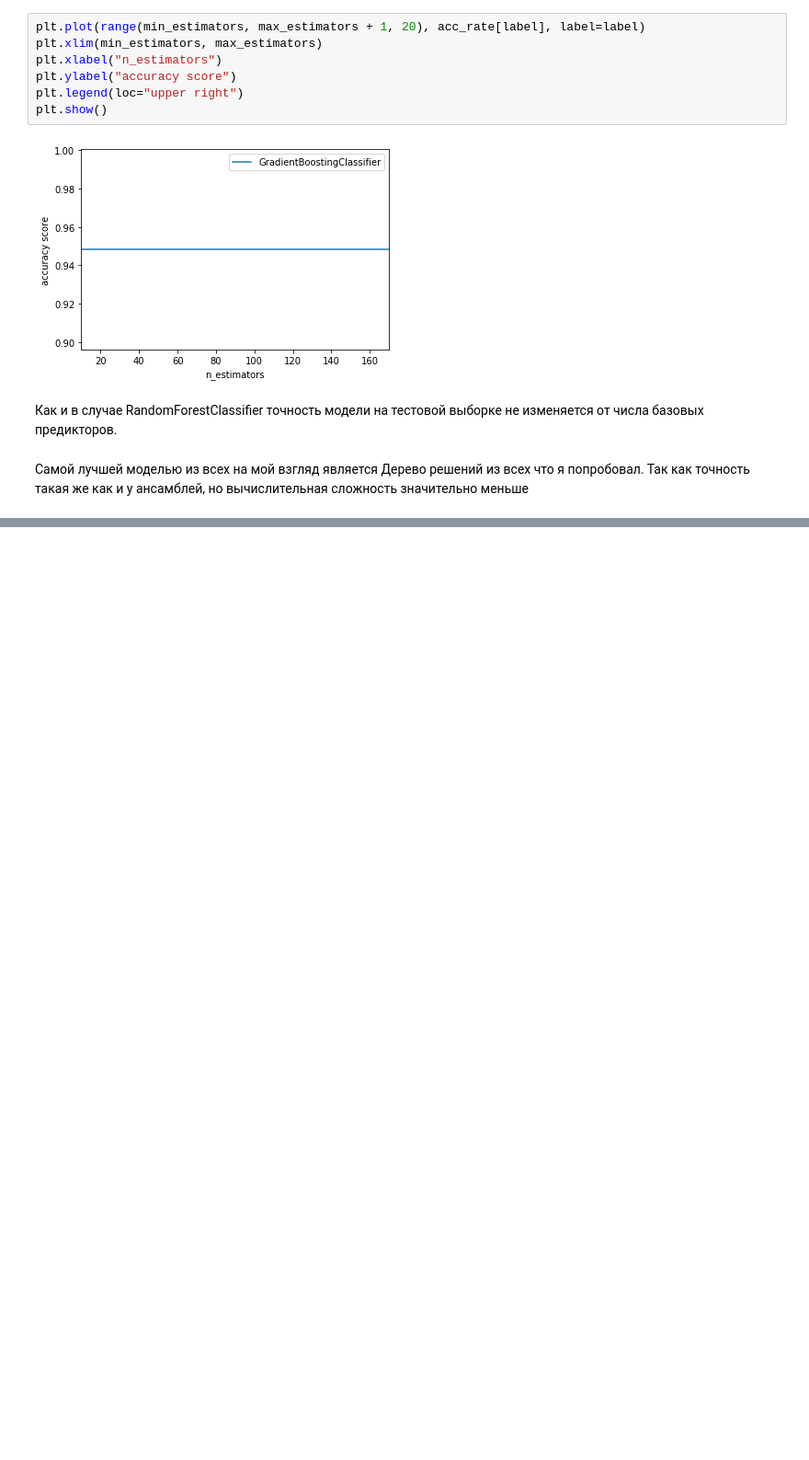
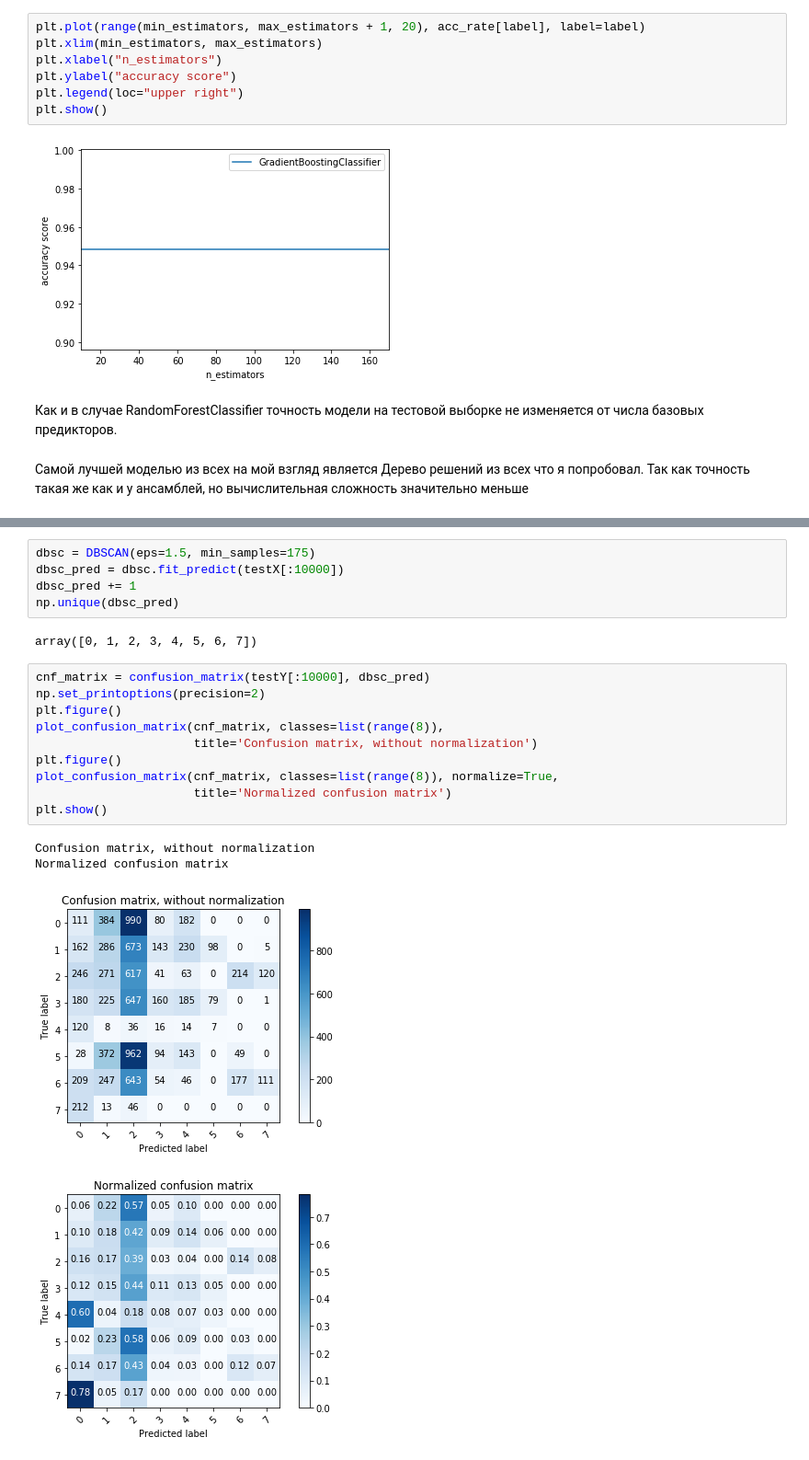
Before and after one commit to Northengard/HSE_ML_COURSE, a Jupyter notebook: spanish-high-speed-rail-tickets-pricing.ipynb, the cells around one changed output, grey strips where cells are left out. Shown at 92% size. Drawn from its saved outputs; the diff is of its cells as text; blank space fills up the shorter version.

```diff
--- a/spanish-high-speed-rail-tickets-pricing.ipynb
+++ b/spanish-high-speed-rail-tickets-pricing.ipynb
@@ -1283,0 +1313,22 @@ plt.show()
+# %%
+dbsc = DBSCAN(eps=1.5, min_samples=175)
+dbsc_pred = dbsc.fit_predict(testX[:10000])
+dbsc_pred += 1
+np.unique(dbsc_pred)
+# %% [output]
+array([0, 1, 2, 3, 4, 5, 6, 7])
+# %%
+cnf_matrix = confusion_matrix(testY[:10000], dbsc_pred)
+np.set_printoptions(precision=2)
+plt.figure()
+plot_confusion_matrix(cnf_matrix, classes=list(range(8)),
+                      title='Confusion matrix, without normalization')
+plt.figure()
+plot_confusion_matrix(cnf_matrix, classes=list(range(8)), normalize=True,
+                      title='Normalized confusion matrix')
+plt.show()
+# %% [output]
+Confusion matrix, without normalization
+Normalized confusion matrix
+[figure, added]
+[figure, added]
```
Also changed, not shown: parts of 13 cells of this notebook.
